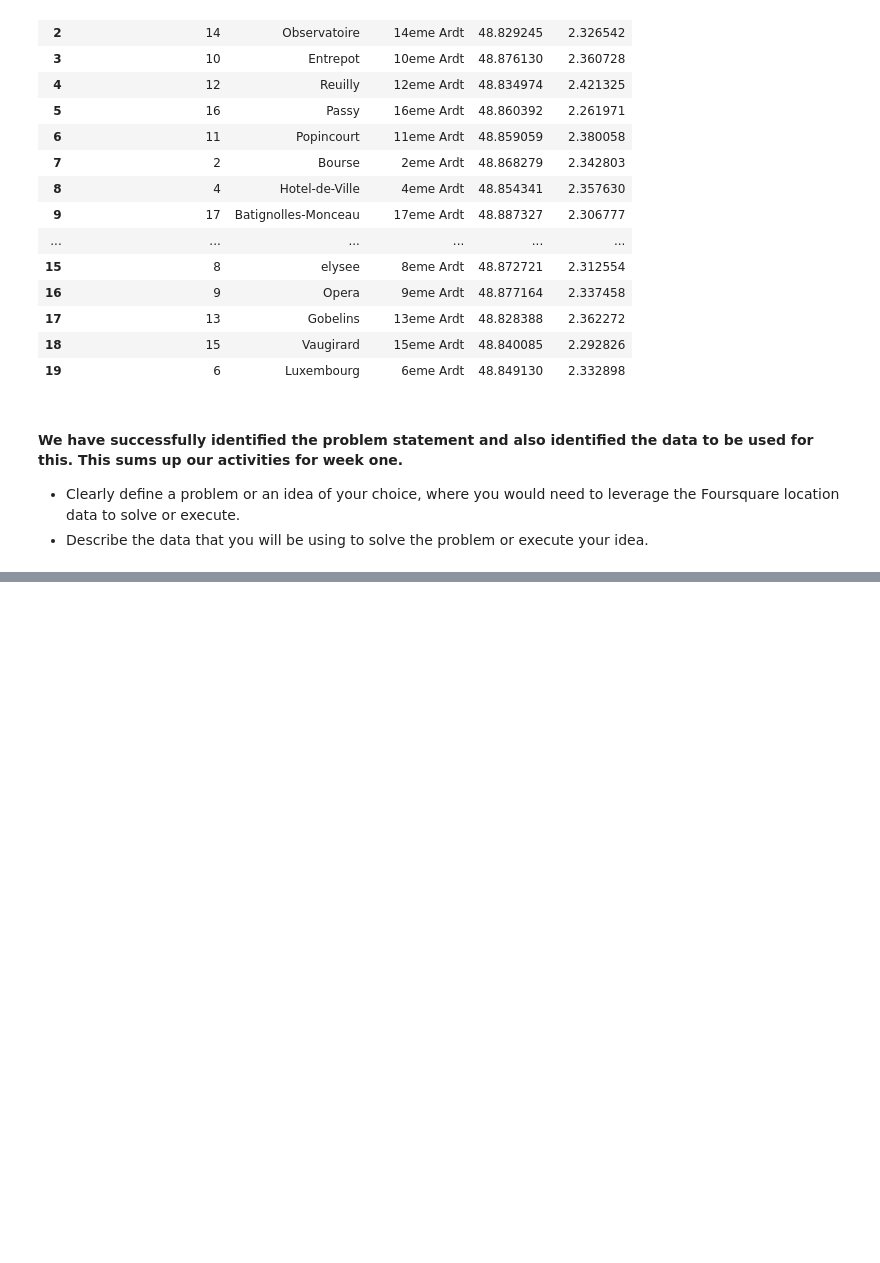
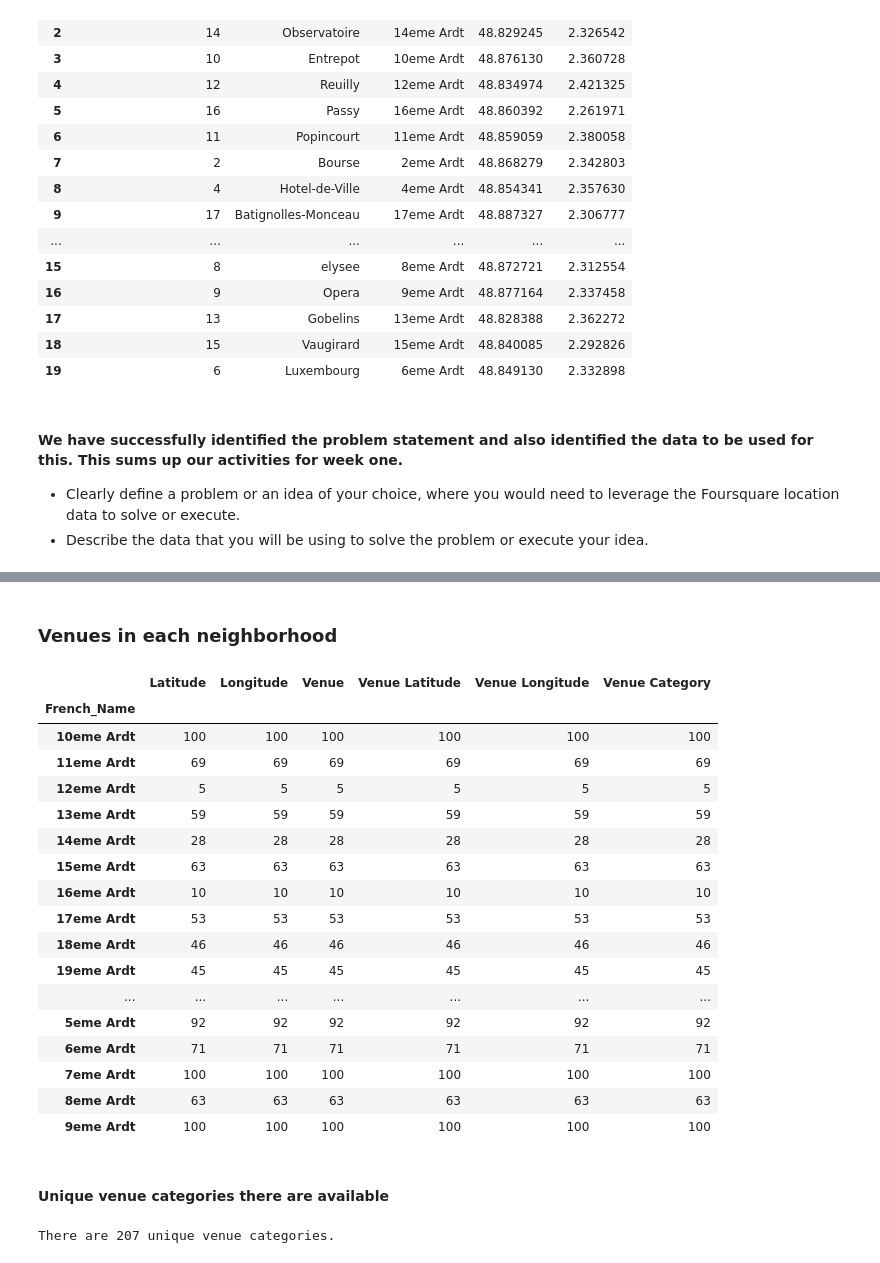
Before and after one commit to olaniyisinet/Coursera_Capstone, a Jupyter notebook: Capstone Project-Battle of Neighborhoods.ipynb, the cells around one changed output, grey strips where cells are left out. Saved outputs shown, nothing was run; the diff lists cells and outputs as text; code cells hidden in the pictures; blank space fills up the shorter version.

```diff
--- a/Capstone Project-Battle of Neighborhoods.ipynb
+++ b/Capstone Project-Battle of Neighborhoods.ipynb
@@ -179,0 +446,29 @@ paris
+# %% [markdown]
+### Venues in each neighborhood
+# %%
+paris_venues.groupby('French_Name').count()
+# %% [output]
+|  | Latitude | Longitude | Venue | Venue Latitude | Venue Longitude | Venue Category |
+| French_Name |  |  |  |  |  |  |
+| 10eme Ardt | 100 | 100 | 100 | 100 | 100 | 100 |
+| 11eme Ardt | 69 | 69 | 69 | 69 | 69 | 69 |
+| 12eme Ardt | 5 | 5 | 5 | 5 | 5 | 5 |
+| 13eme Ardt | 59 | 59 | 59 | 59 | 59 | 59 |
+| 14eme Ardt | 28 | 28 | 28 | 28 | 28 | 28 |
+| 15eme Ardt | 63 | 63 | 63 | 63 | 63 | 63 |
+| 16eme Ardt | 10 | 10 | 10 | 10 | 10 | 10 |
+| 17eme Ardt | 53 | 53 | 53 | 53 | 53 | 53 |
+| 18eme Ardt | 46 | 46 | 46 | 46 | 46 | 46 |
+| 19eme Ardt | 45 | 45 | 45 | 45 | 45 | 45 |
+| ... | ... | ... | ... | ... | ... | ... |
+| 5eme Ardt | 92 | 92 | 92 | 92 | 92 | 92 |
+| 6eme Ardt | 71 | 71 | 71 | 71 | 71 | 71 |
+| 7eme Ardt | 100 | 100 | 100 | 100 | 100 | 100 |
+| 8eme Ardt | 63 | 63 | 63 | 63 | 63 | 63 |
+| 9eme Ardt | 100 | 100 | 100 | 100 | 100 | 100 |
+# %% [markdown]
+####  Unique venue categories there are available
+# %%
+print('There are {} unique venue categories.'.format(len(paris_venues['Venue Category'].unique())))
+# %% [output]
+There are 207 unique venue categories.
```
Also changed, not shown: parts of 34 cells of this notebook.
